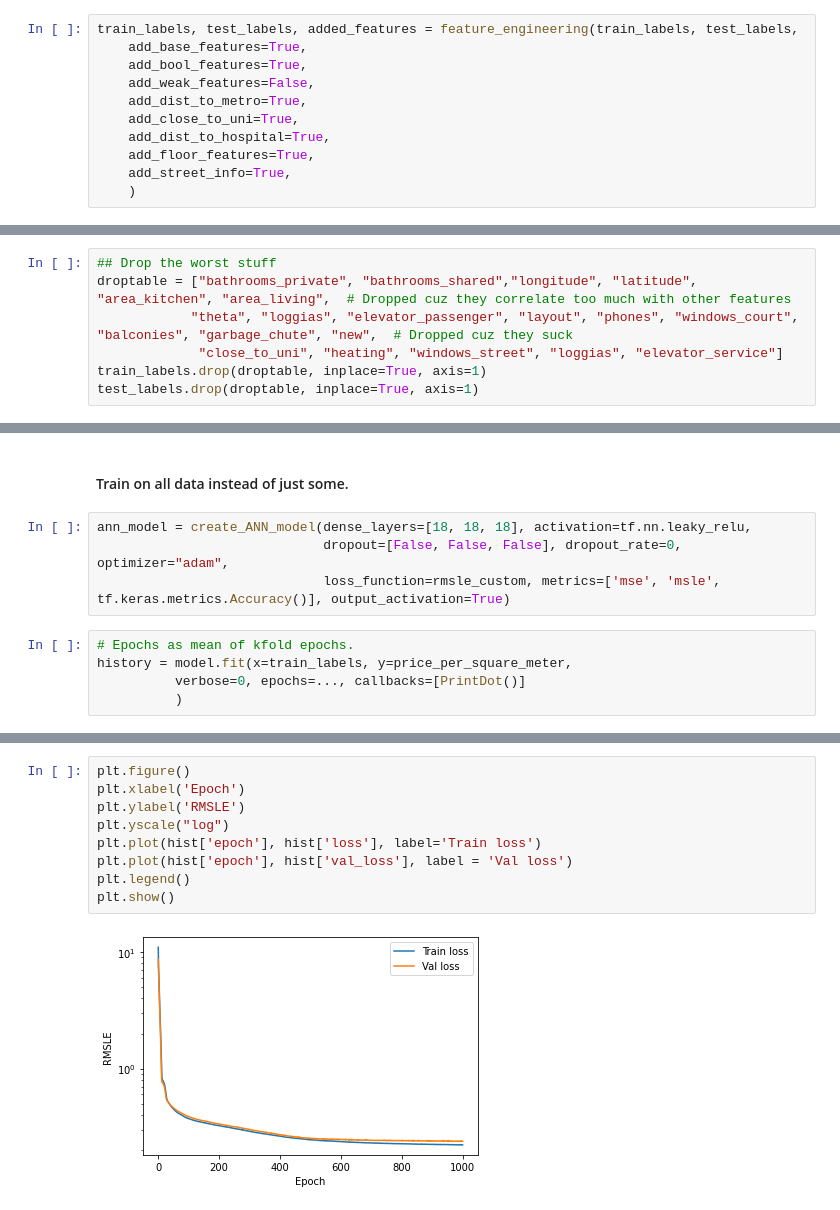
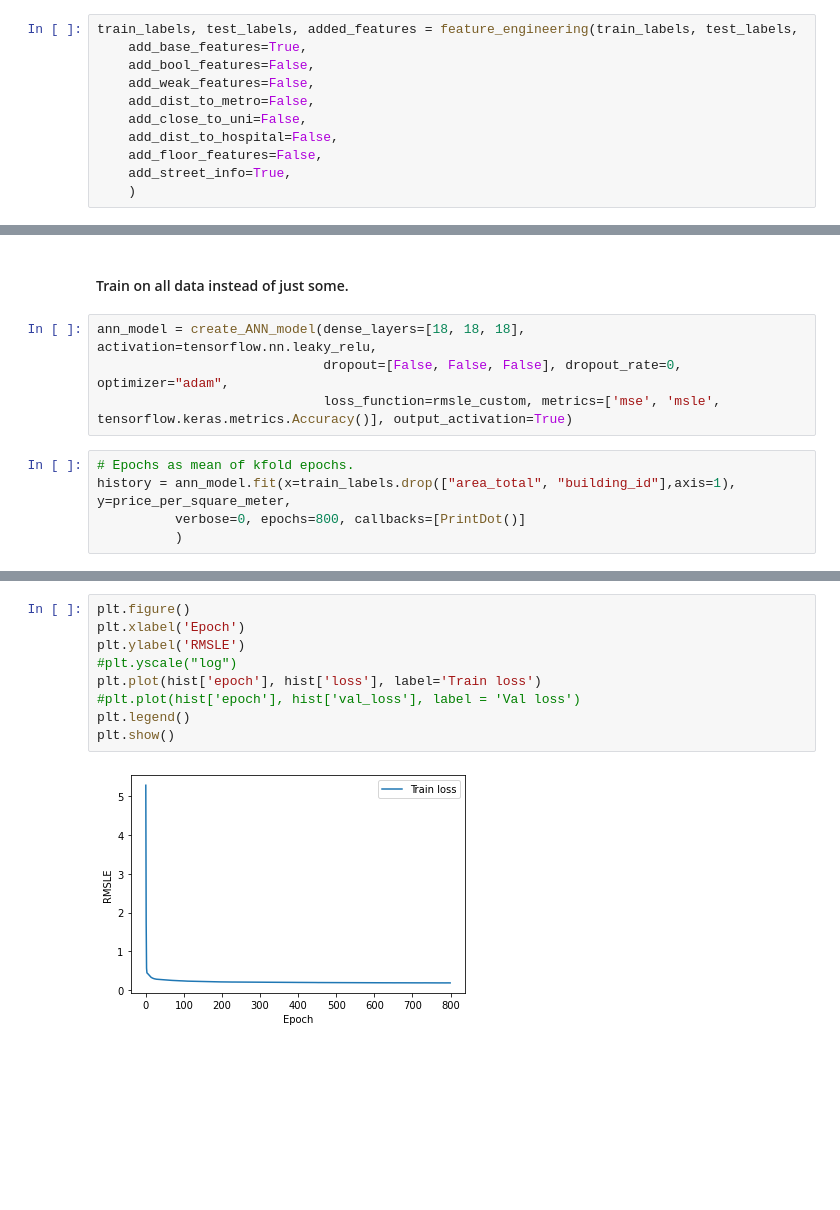
Before and after one commit to henrfj/TDT4173-ML, a Jupyter notebook: henrik-testsite/next_level_testing.ipynb, the cells around one changed output, grey strips where cells are left out. Drawn from its saved outputs; the diff is of its cells as text; blank space fills up the shorter version.

```diff
--- a/henrik-testsite/next_level_testing.ipynb
+++ b/henrik-testsite/next_level_testing.ipynb
@@ -1374,12 +1378,12 @@ train_labels, train_targets, test_labels = clean_data(train, test, features, flo
 # %%
 train_labels, test_labels, added_features = feature_engineering(train_labels, test_labels,
     add_base_features=True,
-    add_bool_features=True,
+    add_bool_features=False,
     add_weak_features=False,
-    add_dist_to_metro=True,
-    add_close_to_uni=True,
-    add_dist_to_hospital=True,
-    add_floor_features=True,
+    add_dist_to_metro=False,
+    add_close_to_uni=False,
+    add_dist_to_hospital=False,
+    add_floor_features=False,
     add_street_info=True,
     )
 # %%
@@ -1390,10 +1394,3 @@ train_labels, test_labels, added_features = feature_engineering(train_labels, te
 train_labels, test_labels = normalize(train_labels, test_labels, float_numerical_features, scaler="minMax")
 # %% [output]
 minMax
-# %%
-## Drop the worst stuff
-droptable = ["bathrooms_private", "bathrooms_shared","longitude", "latitude", "area_kitchen", "area_living",  # Dropped cuz they correlate too much with other features
-            "theta", "loggias", "elevator_passenger", "layout", "phones", "windows_court", "balconies", "garbage_chute", "new",  # Dropped cuz they suck
-             "close_to_uni", "heating", "windows_street", "loggias", "elevator_service"]
-train_labels.drop(droptable, inplace=True, axis=1)
-test_labels.drop(droptable, inplace=True, axis=1)
@@ -1463,11 +1479,11 @@ predict_and_store(best_model, test_labels.drop(["building_id", "area_total"], ax
 # %% [markdown]
 #### Train on all data instead of just some.
 # %%
-ann_model = create_ANN_model(dense_layers=[18, 18, 18], activation=tf.nn.leaky_relu,
+ann_model = create_ANN_model(dense_layers=[18, 18, 18], activation=tensorflow.nn.leaky_relu,
                              dropout=[False, False, False], dropout_rate=0, optimizer="adam",
-                             loss_function=rmsle_custom, metrics=['mse', 'msle', tf.keras.metrics.Accuracy()], output_activation=True)
+                             loss_function=rmsle_custom, metrics=['mse', 'msle', tensorflow.keras.metrics.Accuracy()], output_activation=True)
 # %%
 # Epochs as mean of kfold epochs.
-history = model.fit(x=train_labels, y=price_per_square_meter,
-          verbose=0, epochs=..., callbacks=[PrintDot()]
+history = ann_model.fit(x=train_labels.drop(["area_total", "building_id"],axis=1), y=price_per_square_meter,
+          verbose=0, epochs=800, callbacks=[PrintDot()]
           )
@@ -1483,12 +1508,12 @@ hist.tail(2)
 # %%
 plt.figure()
 plt.xlabel('Epoch')
 plt.ylabel('RMSLE')
-plt.yscale("log")
+#plt.yscale("log")
 plt.plot(hist['epoch'], hist['loss'], label='Train loss')
-plt.plot(hist['epoch'], hist['val_loss'], label = 'Val loss')
+#plt.plot(hist['epoch'], hist['val_loss'], label = 'Val loss')
 plt.legend()
 plt.show()
 # %% [output]
-[figure, old version]
+[figure, new version]
 # %%
```
Also changed, not shown: parts of 17 cells of this notebook, 10 other files.
